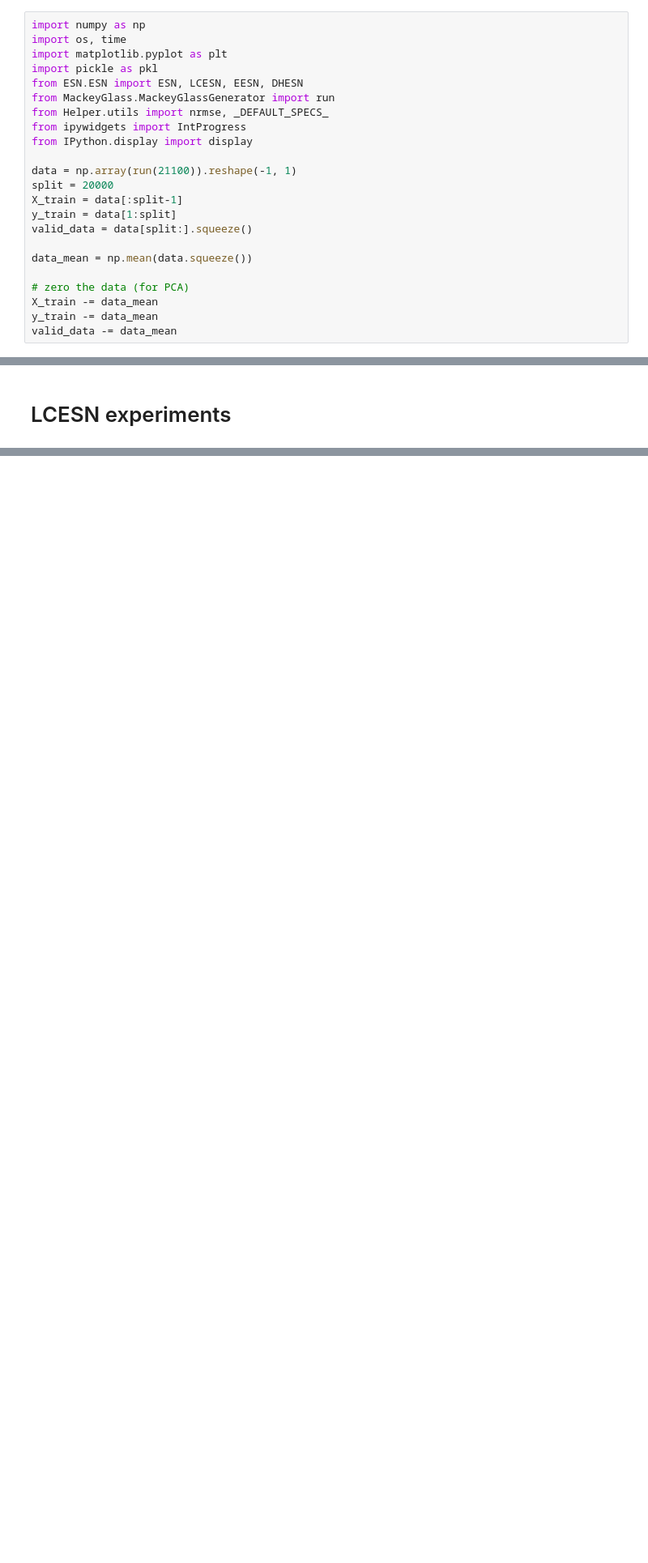
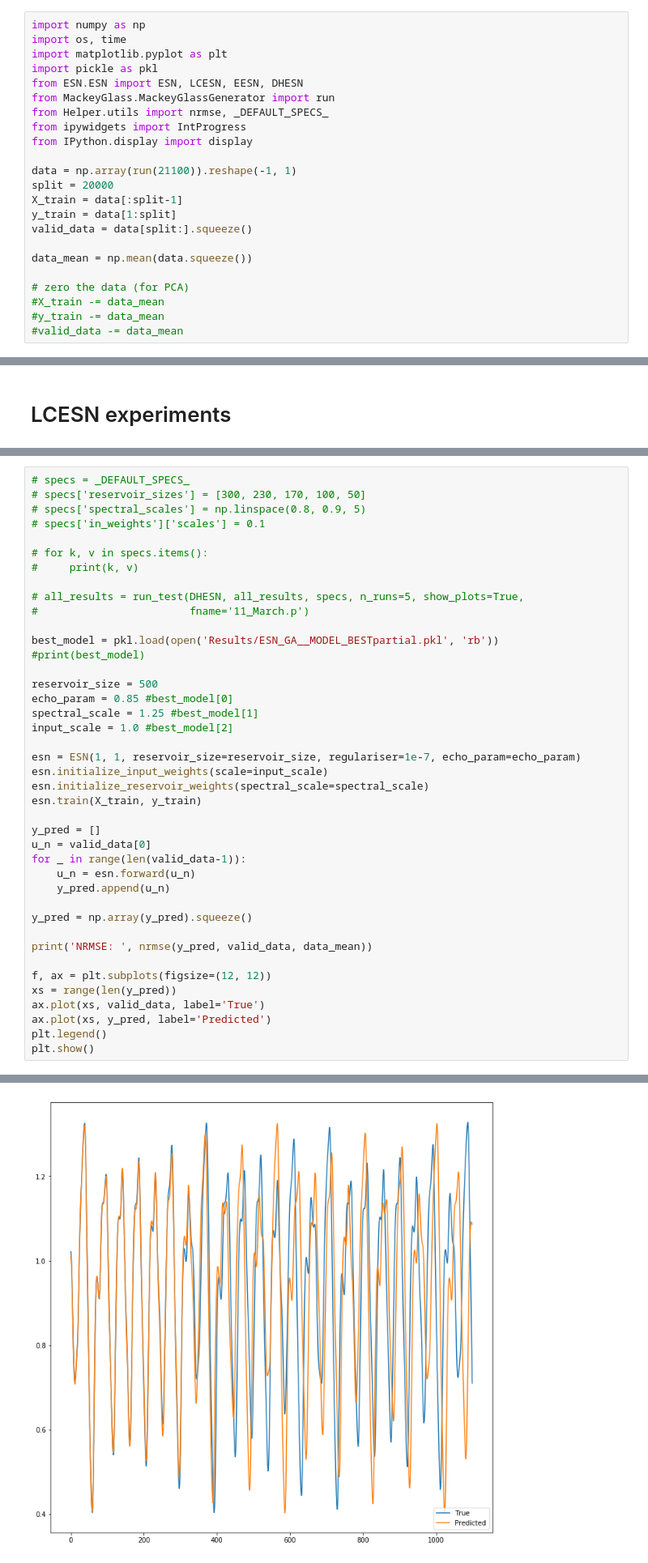
Before and after one commit to zimmerman-cole/esn_experiments, a Jupyter notebook: run_tests.ipynb, the cells around one changed output, grey strips where cells are left out. Shown at 81% size. Saved outputs shown, nothing was run; the diff lists cells and outputs as text; blank space fills up the shorter version.

```diff
--- a/run_tests.ipynb
+++ b/run_tests.ipynb
@@ -38,9 +20,9 @@ valid_data = data[split:].squeeze()
 data_mean = np.mean(data.squeeze())
 
 # zero the data (for PCA)
-X_train -= data_mean
-y_train -= data_mean
-valid_data -= data_mean
+#X_train -= data_mean
+#y_train -= data_mean
+#valid_data -= data_mean
 # %% [output]
 DONE
 # %% [markdown]
@@ -241,0 +214,42 @@ all_results = run_test(DHESN, all_results, specs, n_runs=5, show_plots=True,
+# %%
+# specs = _DEFAULT_SPECS_
+# specs['reservoir_sizes'] = [300, 230, 170, 100, 50]
+# specs['spectral_scales'] = np.linspace(0.8, 0.9, 5)
+# specs['in_weights']['scales'] = 0.1
+
+# for k, v in specs.items():
+#     print(k, v)
+
+# all_results = run_test(DHESN, all_results, specs, n_runs=5, show_plots=True,
+#                        fname='11_March.p')
+
+best_model = pkl.load(open('Results/ESN_GA__MODEL_BESTpartial.pkl', 'rb'))
+#print(best_model)
+
+reservoir_size = 500
+echo_param = 0.85 #best_model[0]
+spectral_scale = 1.25 #best_model[1]
+input_scale = 1.0 #best_model[2]
+
+esn = ESN(1, 1, reservoir_size=reservoir_size, regulariser=1e-7, echo_param=echo_param)
+esn.initialize_input_weights(scale=input_scale)
+esn.initialize_reservoir_weights(spectral_scale=spectral_scale)
+esn.train(X_train, y_train)
+
+y_pred = []
+u_n = valid_data[0]
+for _ in range(len(valid_data-1)):
+    u_n = esn.forward(u_n)
+    y_pred.append(u_n)
+
+y_pred = np.array(y_pred).squeeze()
+
+print('NRMSE: ', nrmse(y_pred, valid_data, data_mean))
+
+f, ax = plt.subplots(figsize=(12, 12))
+xs = range(len(y_pred))
+ax.plot(xs, valid_data, label='True')
+ax.plot(xs, y_pred, label='Predicted')
+plt.legend()
+plt.show()
+# %% [output]
@@ -242,3 +257,4 @@ all_results = run_test(DHESN, all_results, specs, n_runs=5, show_plots=True,
+[figure, added]
 # %% [markdown]
 # NRMSE histograms
 # %%
```
Also changed, not shown: parts of 6 cells of this notebook, 29 other files.
